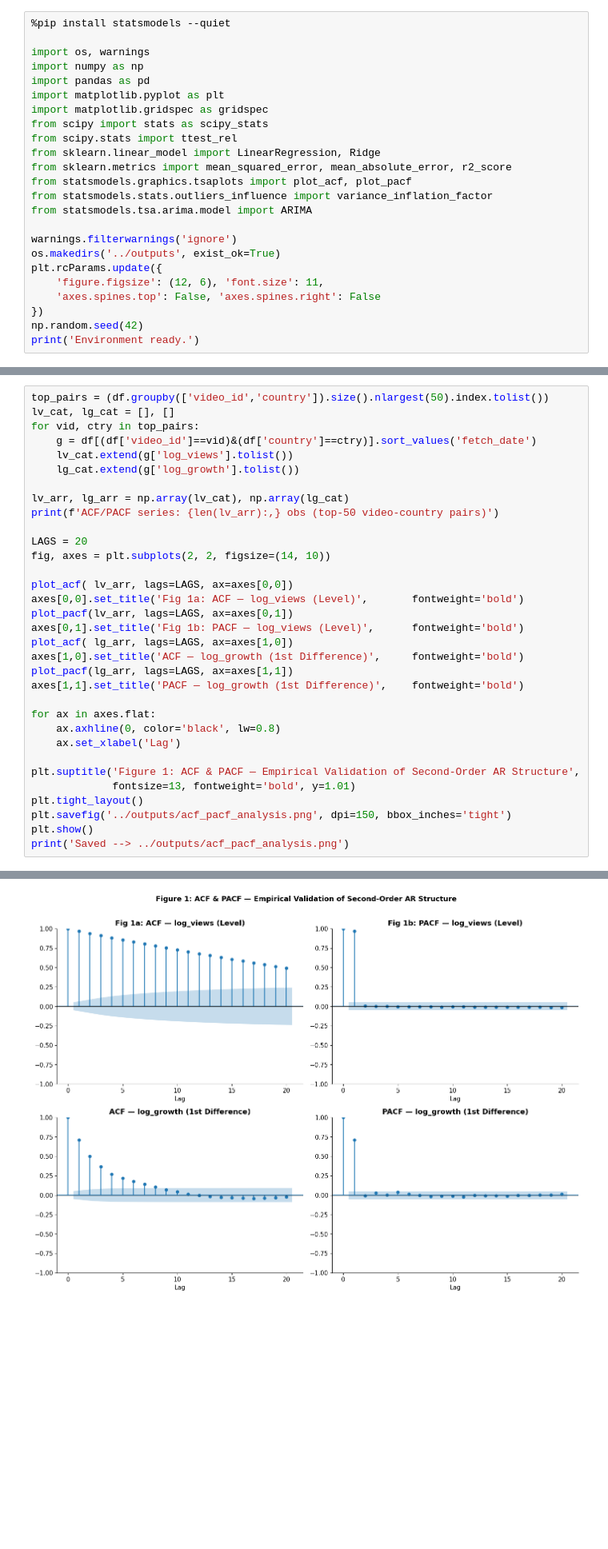
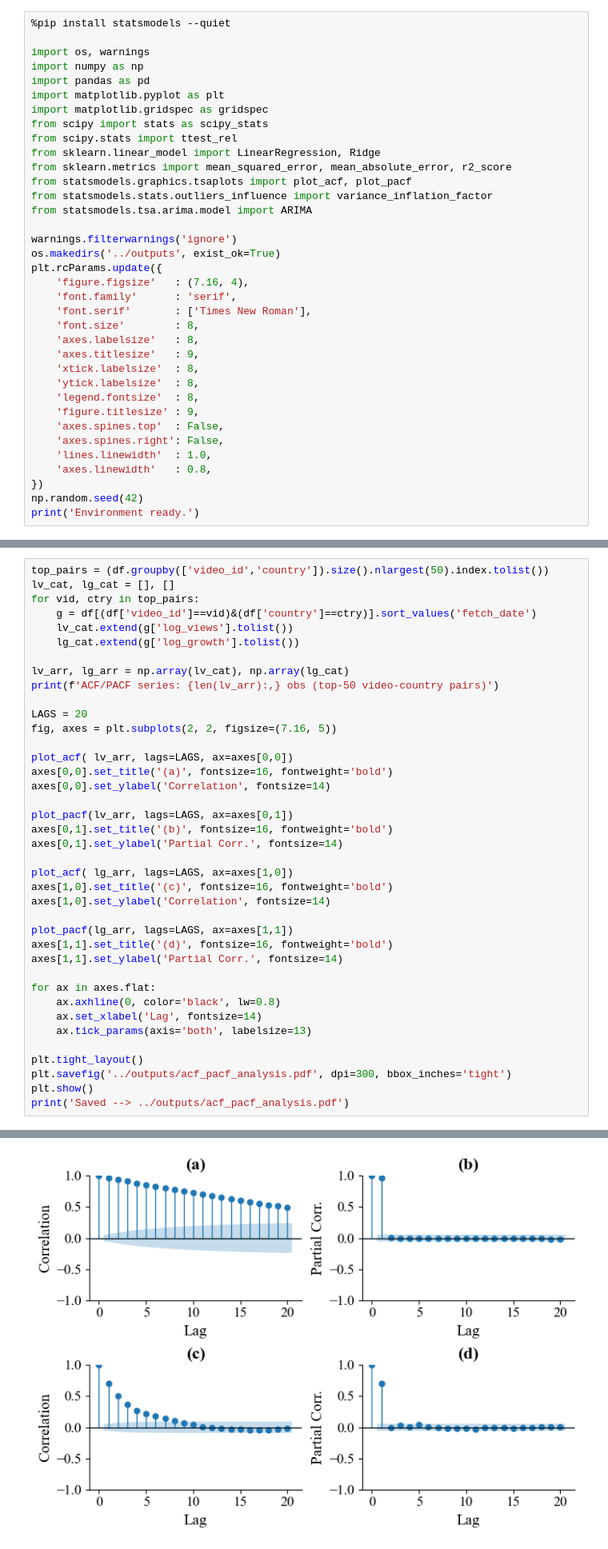
Before and after one commit to math-modelling-el/YouTube-Popularity-Dynamics-Modelling, a Jupyter notebook: notebooks/model_experiments.ipynb, the cells around one changed output, grey strips where cells are left out. Shown at 80% size. Drawn from its saved outputs; the diff is of its cells as text; blank space fills up the shorter version.

Commit message:
outputs updated

```diff
--- a/notebooks/model_experiments.ipynb
+++ b/notebooks/model_experiments.ipynb
@@ -27,8 +27,20 @@ from statsmodels.tsa.arima.model import ARIMA
 warnings.filterwarnings('ignore')
 os.makedirs('../outputs', exist_ok=True)
 plt.rcParams.update({
-    'figure.figsize': (12, 6), 'font.size': 11,
-    'axes.spines.top': False, 'axes.spines.right': False
+    'figure.figsize'   : (7.16, 4),
+    'font.family'      : 'serif',
+    'font.serif'       : ['Times New Roman'],
+    'font.size'        : 8,
+    'axes.labelsize'   : 8,
+    'axes.titlesize'   : 9,
+    'xtick.labelsize'  : 8,
+    'ytick.labelsize'  : 8,
+    'legend.fontsize'  : 8,
+    'figure.titlesize' : 9,
+    'axes.spines.top'  : False,
+    'axes.spines.right': False,
+    'lines.linewidth'  : 1.0,
+    'axes.linewidth'   : 0.8,
 })
 np.random.seed(42)
 print('Environment ready.')
@@ -131,36 +143,42 @@ Shape after lag creation: (284855, 16)
 # %%
 top_pairs = (df.groupby(['video_id','country']).size().nlargest(50).index.tolist())
 lv_cat, lg_cat = [], []
 for vid, ctry in top_pairs:
     g = df[(df['video_id']==vid)&(df['country']==ctry)].sort_values('fetch_date')
     lv_cat.extend(g['log_views'].tolist())
     lg_cat.extend(g['log_growth'].tolist())
 
 lv_arr, lg_arr = np.array(lv_cat), np.array(lg_cat)
 print(f'ACF/PACF series: {len(lv_arr):,} obs (top-50 video-country pairs)')
 
 LAGS = 20
-fig, axes = plt.subplots(2, 2, figsize=(14, 10))
+fig, axes = plt.subplots(2, 2, figsize=(7.16, 5))
 
 plot_acf( lv_arr, lags=LAGS, ax=axes[0,0])
-axes[0,0].set_title('Fig 1a: ACF — log_views (Level)',       fontweight='bold')
+axes[0,0].set_title('(a)', fontsize=16, fontweight='bold')
+axes[0,0].set_ylabel('Correlation', fontsize=14)
+
 plot_pacf(lv_arr, lags=LAGS, ax=axes[0,1])
-axes[0,1].set_title('Fig 1b: PACF — log_views (Level)',      fontweight='bold')
+axes[0,1].set_title('(b)', fontsize=16, fontweight='bold')
+axes[0,1].set_ylabel('Partial Corr.', fontsize=14)
+
 plot_acf( lg_arr, lags=LAGS, ax=axes[1,0])
-axes[1,0].set_title('ACF — log_growth (1st Difference)',     fontweight='bold')
+axes[1,0].set_title('(c)', fontsize=16, fontweight='bold')
+axes[1,0].set_ylabel('Correlation', fontsize=14)
+
 plot_pacf(lg_arr, lags=LAGS, ax=axes[1,1])
-axes[1,1].set_title('PACF — log_growth (1st Difference)',    fontweight='bold')
+axes[1,1].set_title('(d)', fontsize=16, fontweight='bold')
+axes[1,1].set_ylabel('Partial Corr.', fontsize=14)
 
 for ax in axes.flat:
     ax.axhline(0, color='black', lw=0.8)
-    ax.set_xlabel('Lag')
+    ax.set_xlabel('Lag', fontsize=14)
+    ax.tick_params(axis='both', labelsize=13)
 
-plt.suptitle('Figure 1: ACF & PACF — Empirical Validation of Second-Order AR Structure',
-             fontsize=13, fontweight='bold', y=1.01)
 plt.tight_layout()
-plt.savefig('../outputs/acf_pacf_analysis.png', dpi=150, bbox_inches='tight')
+plt.savefig('../outputs/acf_pacf_analysis.pdf', dpi=300, bbox_inches='tight')
 plt.show()
-print('Saved --> ../outputs/acf_pacf_analysis.png')
+print('Saved --> ../outputs/acf_pacf_analysis.pdf')
 # %% [output]
 ACF/PACF series: 1,471 obs (top-50 video-country pairs)
-[figure, old version]
+[figure, new version]
```
Also changed, not shown: parts of 6 cells of this notebook, 16 other files.
